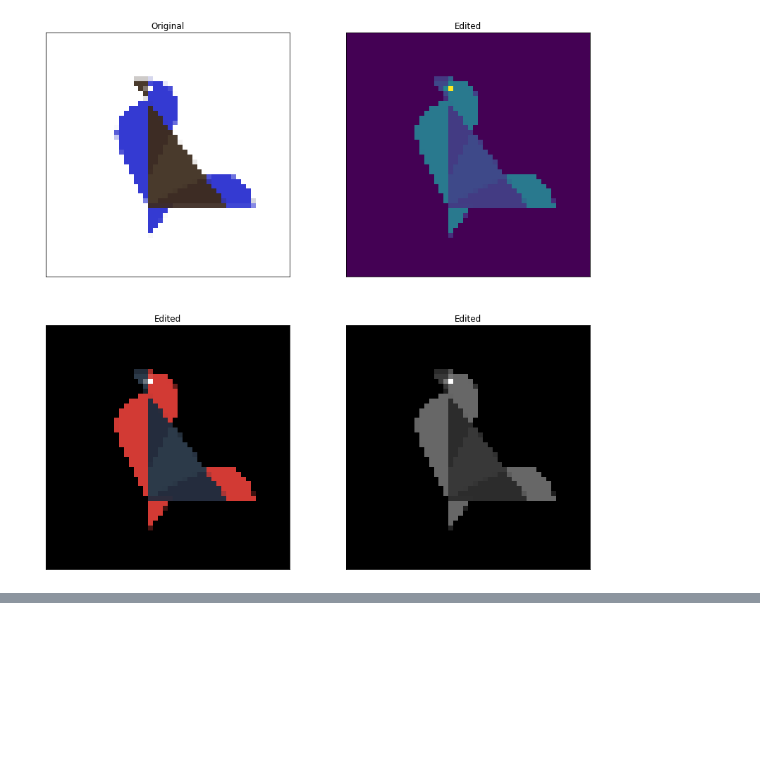
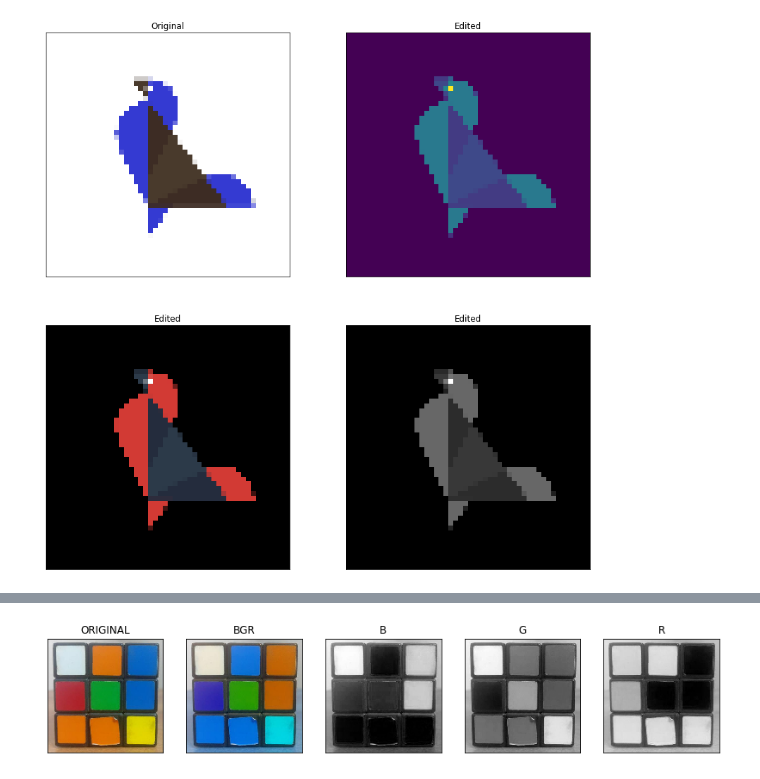
Before and after one commit to JoseDmultimedia/ProcesamientoImagenes, a Jupyter notebook: ClaseEjemplo.ipynb, the cells around one changed output, grey strips where cells are left out. Cells and saved outputs as stored; diff of their text form; code cells hidden in the pictures; blank space fills up the shorter version.

```diff
--- a/ClaseEjemplo.ipynb
+++ b/ClaseEjemplo.ipynb
@@ -186,0 +293,29 @@ display4(img1, img_GRAY, img_RGB, img_GRAY)
+# %%
+def display5 (a, b, c, d,e, title1="img1", title2 = "img2", title3 = "img3", title4 ="img4", title5 ="img5"):
+    plt.figure(figsize=(14,14))
+    plt.subplot(151), plt.imshow(a), plt.title(title1)
+    plt.xticks([]), plt.yticks([])
+    plt.subplot(152), plt.imshow(b, cmap='gray'), plt.title(title2)
+    plt.xticks([]), plt.yticks([])
+    plt.subplot(153), plt.imshow(c, cmap='gray'), plt.title(title3)
+    plt.xticks([]), plt.yticks([])
+    plt.subplot(154), plt.imshow(d,cmap='gray'), plt.title(title4)
+    plt.xticks([]), plt.yticks([])
+    plt.subplot(155), plt.imshow(e,cmap='gray'), plt.title(title5)
+    plt.xticks([]), plt.yticks([])
+    plt.show()
+# %%
+#Leer una imgane
+#principle of leart astonishment
+img_BGR= cv2.imread('rub07.jpg', cv2.IMREAD_COLOR)
+img1 = cv2.imread('rub07.jpg', cv2.IMREAD_UNCHANGED)
+#b,g,r =cv2.split(img_BGR)
+
+b = img_BGR[:,:,0]
+g = img_BGR[:,:,1]
+r = img_BGR[:,:,2]
+
+img1 = cv2.cvtColor(img1,cv2.COLOR_BGR2RGB)
+display5(img1,img_BGR, b, g, r,"ORIGINAL", "BGR", "B", "G", "R")
+# %% [output]
+[figure, added]
```
Also changed, not shown: parts of 13 cells of this notebook.
